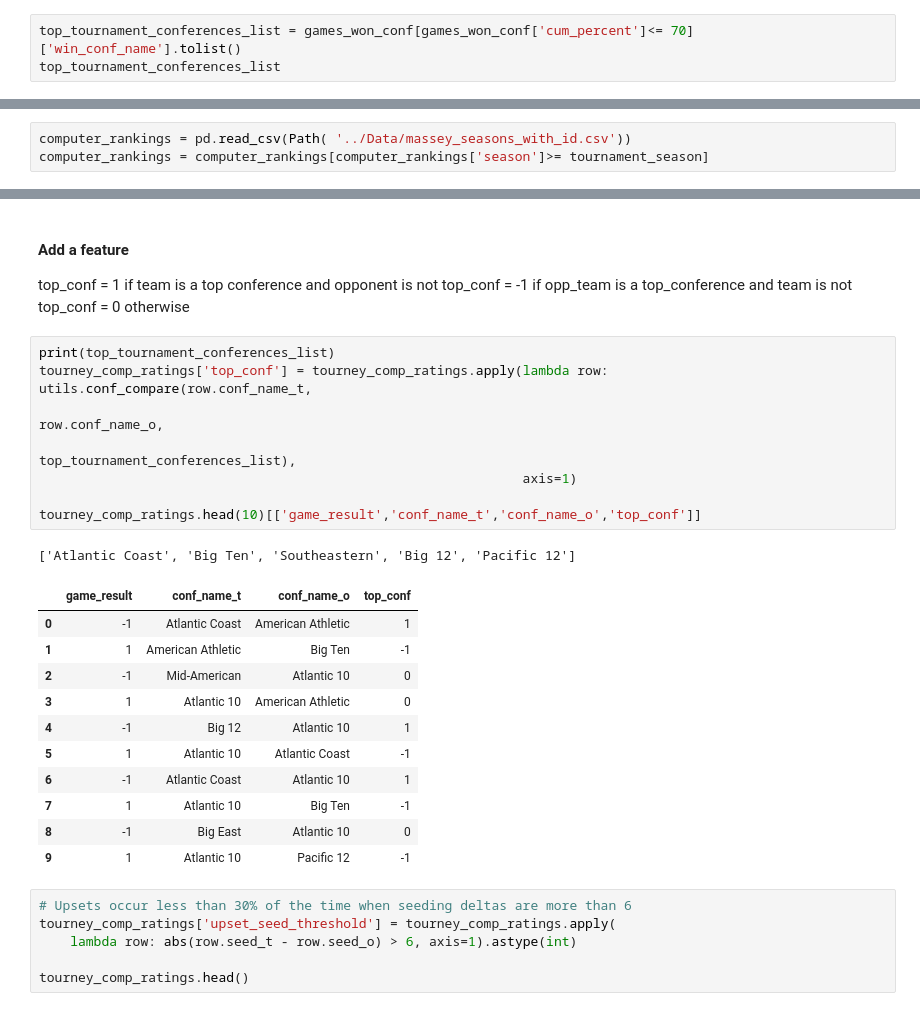
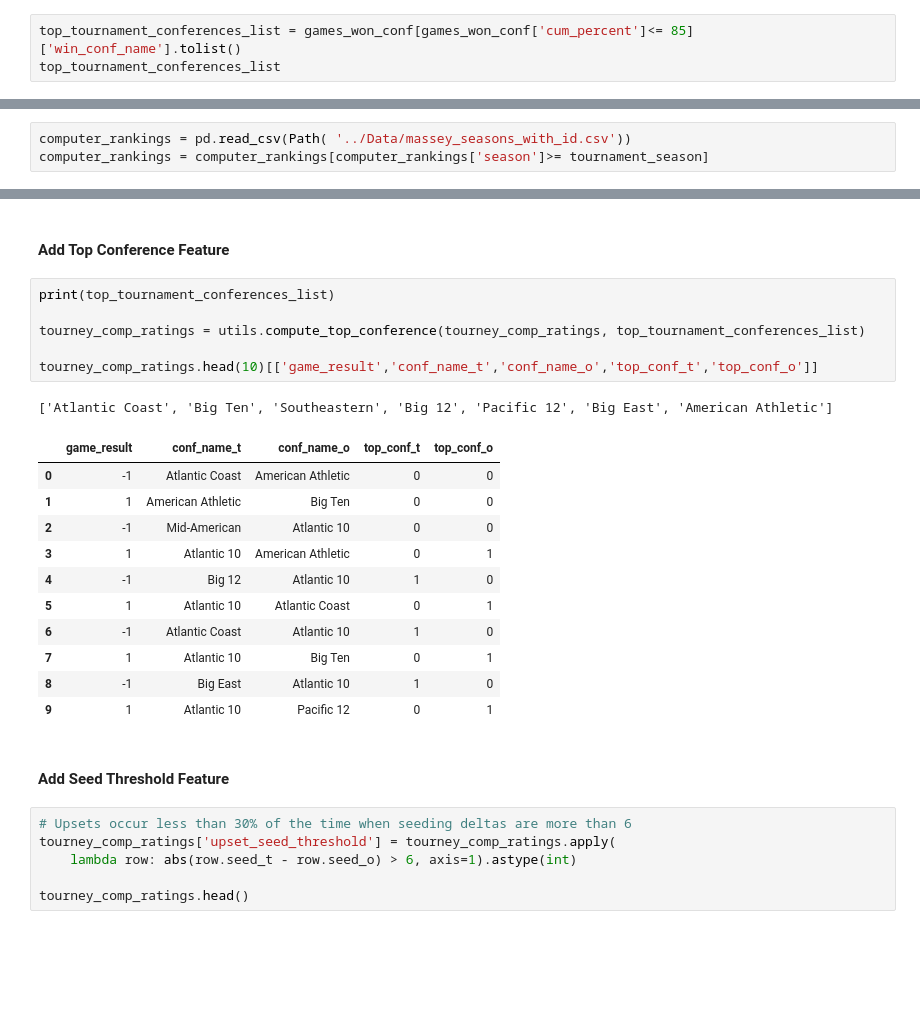
Before and after one commit to chipk215/ncaa_basketball, a Jupyter notebook: Models/Tournament_Model_AdaBoost-Delta_No_Opp_Stats.ipynb, the cells around one changed output, grey strips where cells are left out. Cells and saved outputs as stored; diff of their text form; blank space fills up the shorter version.

```diff
--- a/Models/Tournament_Model_AdaBoost-Delta_No_Opp_Stats.ipynb
+++ b/Models/Tournament_Model_AdaBoost-Delta_No_Opp_Stats.ipynb
@@ -176,4 +156,4 @@ Identify the conferences that have won 70% of all conference games
 # %%
-top_tournament_conferences_list = games_won_conf[games_won_conf['cum_percent']<= 70]['win_conf_name'].tolist()
+top_tournament_conferences_list = games_won_conf[games_won_conf['cum_percent']<= 85]['win_conf_name'].tolist()
 top_tournament_conferences_list
 # %% [output]
@@ -273,32 +259,29 @@ tourney_comp_ratings.head()
 | 2 | 2013 | 64 | 2013-03-21 | 12 | Akron | 56fe0ab2-e4f0-47b9-8726-9ce23ebcde20 | 5 | Virginia Commonwealth | c1c1e6df-a383-4fbd-ba7b-32d4f9ef9518 | -1 | ... |
 | 3 | 2012 | 64 | 2012-03-15 | 12 | Virginia Commonwealth | c1c1e6df-a383-4fbd-ba7b-32d4f9ef9518 | 5 | Wichita State | f38b58de-3273-4723-a78b-2f918e9aa2d5 | 1 | ... |
 | 4 | 2011 | 8 | 2011-03-27 | 1 | Kansas | fae4855b-1b64-4b40-a632-9ed345e1e952 | 11 | Virginia Commonwealth | c1c1e6df-a383-4fbd-ba7b-32d4f9ef9518 | -1 | ... |
-# %% [markdown]
-#### Add a feature
-top_conf = 1 if team is a top conference and opponent is not
-top_conf = -1 if opp_team is a top_conference and team is not
-top_conf = 0 otherwise
+# %% [markdown]
+#### Add Top Conference Feature
 # %%
 print(top_tournament_conferences_list)
-tourney_comp_ratings['top_conf'] = tourney_comp_ratings.apply(lambda row: utils.conf_compare(row.conf_name_t,
-                                                                                             row.conf_name_o,
-                                                                                             top_tournament_conferences_list),
-                                                              axis=1)
 
-tourney_comp_ratings.head(10)[['game_result','conf_name_t','conf_name_o','top_conf']]
+tourney_comp_ratings = utils.compute_top_conference(tourney_comp_ratings, top_tournament_conferences_list)
+
+tourney_comp_ratings.head(10)[['game_result','conf_name_t','conf_name_o','top_conf_t','top_conf_o']]
 # %% [output]
-['Atlantic Coast', 'Big Ten', 'Southeastern', 'Big 12', 'Pacific 12']
+['Atlantic Coast', 'Big Ten', 'Southeastern', 'Big 12', 'Pacific 12', 'Big East', 'American Athletic']
-|  | game_result | conf_name_t | conf_name_o | top_conf |
-| 0 | -1 | Atlantic Coast | American Athletic | 1 |
-| 1 | 1 | American Athletic | Big Ten | -1 |
-| 2 | -1 | Mid-American | Atlantic 10 | 0 |
-| 3 | 1 | Atlantic 10 | American Athletic | 0 |
-| 4 | -1 | Big 12 | Atlantic 10 | 1 |
-| 5 | 1 | Atlantic 10 | Atlantic Coast | -1 |
-| 6 | -1 | Atlantic Coast | Atlantic 10 | 1 |
-| 7 | 1 | Atlantic 10 | Big Ten | -1 |
-| 8 | -1 | Big East | Atlantic 10 | 0 |
-| 9 | 1 | Atlantic 10 | Pacific 12 | -1 |
+|  | game_result | conf_name_t | conf_name_o | top_conf_t | top_conf_o |
+| 0 | -1 | Atlantic Coast | American Athletic | 0 | 0 |
+| 1 | 1 | American Athletic | Big Ten | 0 | 0 |
+| 2 | -1 | Mid-American | Atlantic 10 | 0 | 0 |
+| 3 | 1 | Atlantic 10 | American Athletic | 0 | 1 |
+| 4 | -1 | Big 12 | Atlantic 10 | 1 | 0 |
+| 5 | 1 | Atlantic 10 | Atlantic Coast | 0 | 1 |
+| 6 | -1 | Atlantic Coast | Atlantic 10 | 1 | 0 |
+| 7 | 1 | Atlantic 10 | Big Ten | 0 | 1 |
+| 8 | -1 | Big East | Atlantic 10 | 1 | 0 |
+| 9 | 1 | Atlantic 10 | Pacific 12 | 0 | 1 |
+# %% [markdown]
+#### Add Seed Threshold Feature
 # %%
 # Upsets occur less than 30% of the time when seeding deltas are more than 6
 tourney_comp_ratings['upset_seed_threshold'] = tourney_comp_ratings.apply(
```
Also changed, not shown: parts of 62 cells of this notebook, 2 other files.
